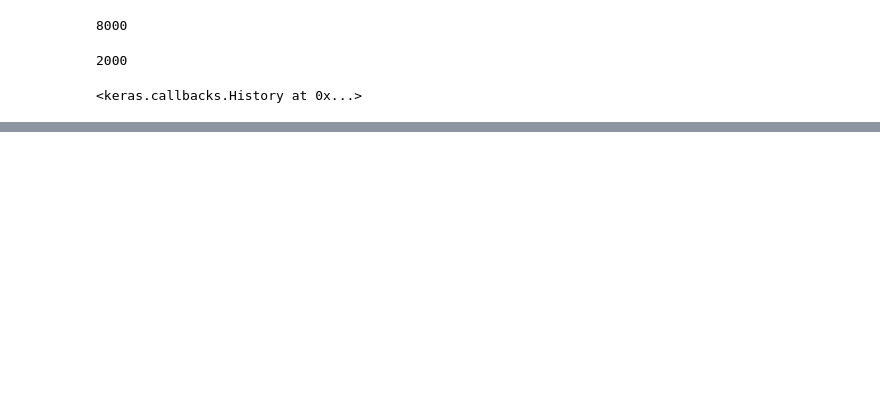
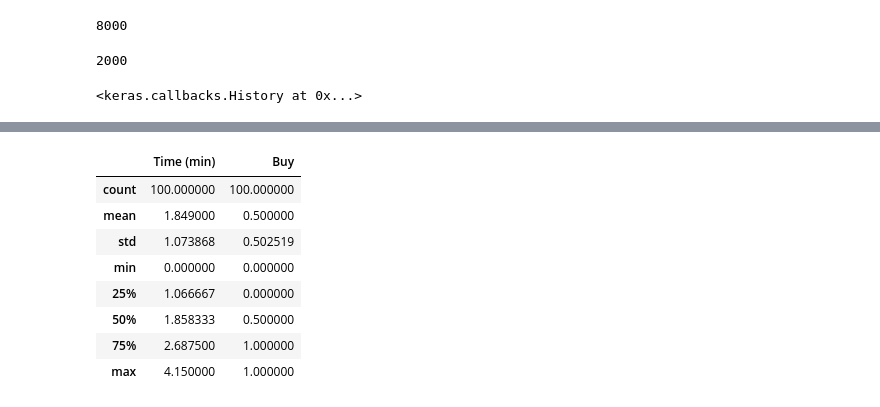
Before and after one commit to gupta2007vaibhav/Machine-Learning-with-Python, a Jupyter notebook: linear_regression_cost_function.ipynb, the cells around one changed output, grey strips where cells are left out. Cells and saved outputs as stored; diff of their text form; code cells hidden in the pictures; blank space fills up the shorter version.

```diff
--- a/linear_regression_cost_function.ipynb
+++ b/linear_regression_cost_function.ipynb
@@ -295,0 +309,12 @@ The R2 score on the Test set is:        0.828
+# %%
+df.describe()
+# %% [output]
+|  | Time (min) | Buy |
+| count | 100.000000 | 100.000000 |
+| mean | 1.849000 | 0.500000 |
+| std | 1.073868 | 0.502519 |
+| min | 0.000000 | 0.000000 |
+| 25% | 1.066667 | 0.000000 |
+| 50% | 1.858333 | 0.500000 |
+| 75% | 2.687500 | 1.000000 |
+| max | 4.150000 | 1.000000 |
```
Also changed, not shown: parts of 38 cells of this notebook, 1 other file.
